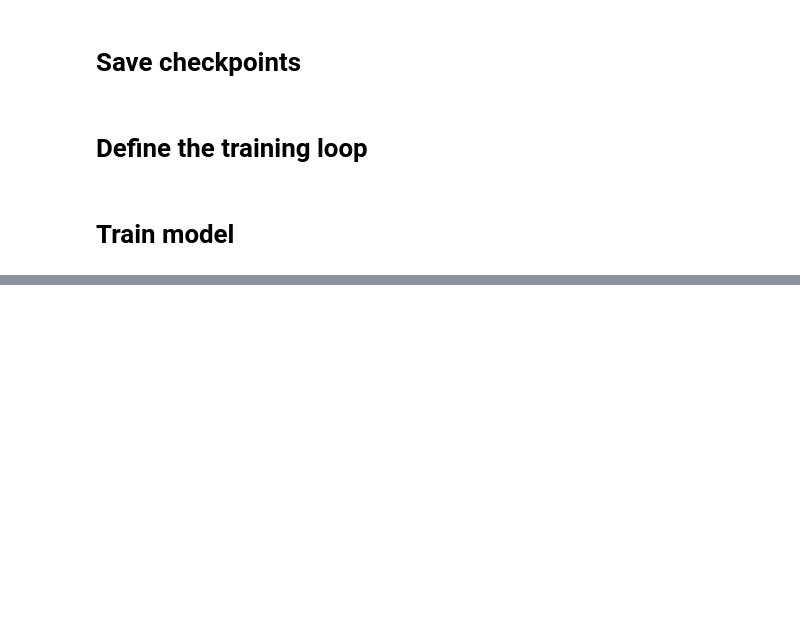
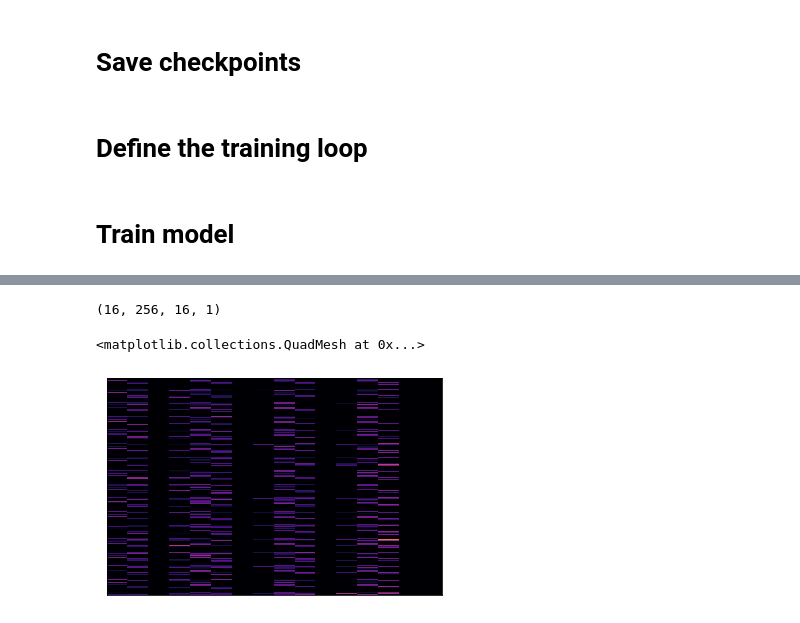
Before and after one commit to MrCogito/Spectrogram-Generator, a Jupyter notebook: Model.ipynb, the cells around one changed output, grey strips where cells are left out. Cells and saved outputs as stored; diff of their text form; code cells hidden in the pictures; blank space fills up the shorter version.

```diff
--- a/Model.ipynb
+++ b/Model.ipynb
@@ -227,0 +290,9 @@ train(train_dataset, EPOCHS)
+# %%
+print(zaladowane.shape)
+normalizacja = (zaladowane  )
+
+librosa.display.specshow((normalizacja[4].reshape(256,16)))
+# %% [output]
+(16, 256, 16, 1)
+<matplotlib.collections.QuadMesh at 0x...>
+[figure, added]
```
Also changed, not shown: parts of 18 cells of this notebook.
